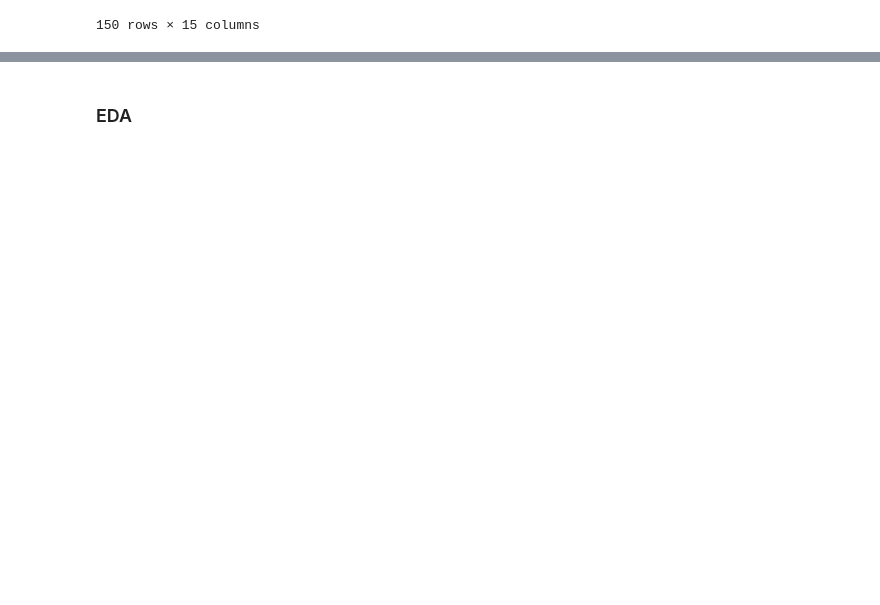
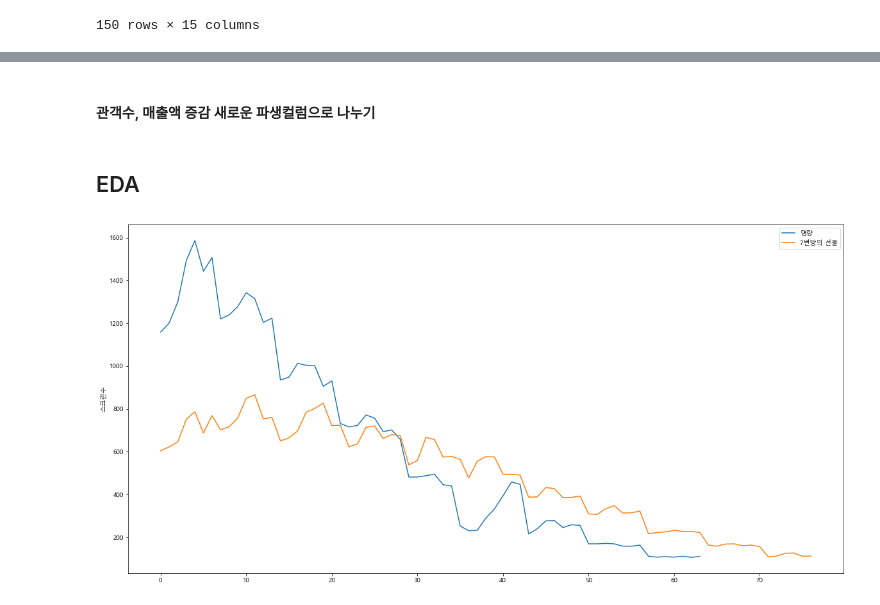
Before and after one commit to HyeogDo/korean_movie, a Jupyter notebook: MR_vs_M7.ipynb, the cells around one changed output, grey strips where cells are left out. Saved outputs shown, nothing was run; the diff lists cells and outputs as text; code cells hidden in the pictures; blank space fills up the shorter version.

```diff
--- a/MR_vs_M7.ipynb
+++ b/MR_vs_M7.ipynb
@@ -48,2 +146,50 @@ m7
+# %%
+for col in ["스크린점유율", "상영점유율", "좌석점유율", "좌석판매율"]:
+    for i in range(len(mr)):
+        mr.loc[i,col] = (float(mr.loc[i, col][0:-1]))
+
+for col in ["스크린점유율", "상영점유율", "좌석점유율", "좌석판매율"]:
+    for i in range(len(m7)):
+        m7.loc[i,col] = (float(m7.loc[i, col][0:-1]))
+# %% [markdown]
+#### 관객수, 매출액 증감 새로운 파생컬럼으로 나누기
+# %%
+mr["매출액증감(전일대비)비율"] = 0
+for col in ["매출액증감(전일대비)", "관객수증감(전일대비)"]:
+    for i in range(len(mr)):
+        if col == "매출액증감(전일대비)":
+            ncol = "매출액증감(전일대비)비율"
+        else:
+            ncol = "관객수증감(전일대비)비율"
+        mr.loc[i,ncol] = float(mr.loc[i,col].split()[2][:-1])
+        mr.loc[i,col] = int(mr.loc[i,col].split()[0])
+# %%
+m7["매출액증감(전일대비)비율"] = 0
+for col in ["매출액증감(전일대비)", "관객수증감(전일대비)"]:
+    for i in range(len(m7)):
+        if col == "매출액증감(전일대비)":
+            ncol = "매출액증감(전일대비)비율"
+        else:
+            ncol = "관객수증감(전일대비)비율"
+        m7.loc[i,ncol] = float(m7.loc[i,col].split()[2][:-1])
+        m7.loc[i,col] = int(m7.loc[i,col].split()[0])
 # %% [markdown]
-### EDA
+## EDA
+# %%
+def lineplotting(column):
+    plt.rcParams['font.family'] = 'Malgun Gothic'
+    fig = plt.figure(figsize=(20,10))
+    ax1 = fig.add_subplot(1,1,1)
+
+    # sns.scatterplot(mr.index,mr[column], ax=ax1)
+    sns.lineplot(mr.index, mr[column], ax = ax1, markers=".")
+
+    # sns.scatterplot(m7.index,m7[column], ax=ax1)
+    sns.lineplot(m7.index, m7[column], ax = ax1, markers=True)
+
+    plt.legend(["명량", "7번방의 선물"])
+    plt.show()
+# %%
+lineplotting("스크린수")
+# %% [output]
+[figure, added]
```
Also changed, not shown: parts of 32 cells of this notebook.
